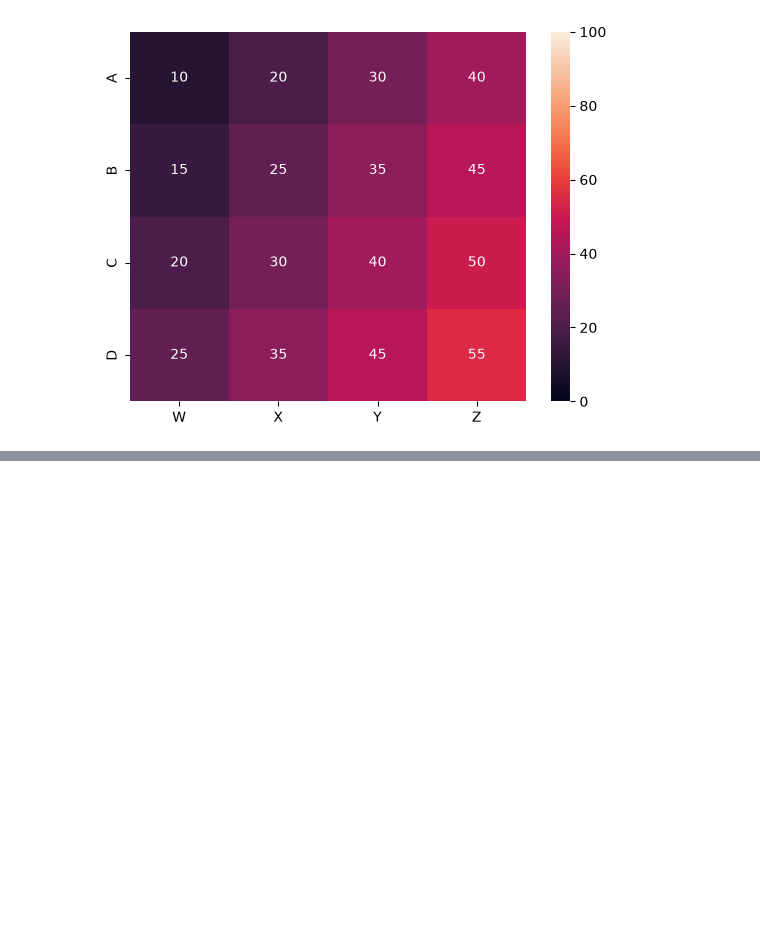
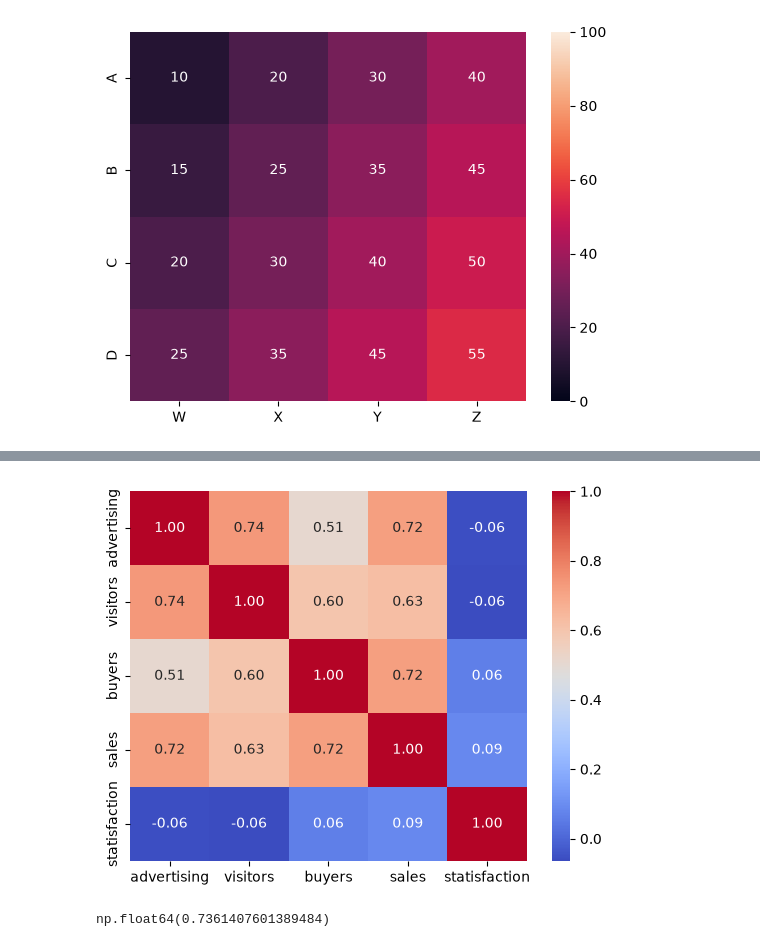
Before and after one commit to eddie1031/2026_SKP_005, a Jupyter notebook: seaborn_exp/multivariable_data/multivariable_data_visualization.ipynb, the cells around one changed output, grey strips where cells are left out. Cells and saved outputs as stored; diff of their text form; code cells hidden in the pictures; blank space fills up the shorter version.

```diff
--- a/seaborn_exp/multivariable_data/multivariable_data_visualization.ipynb
+++ b/seaborn_exp/multivariable_data/multivariable_data_visualization.ipynb
@@ -107,0 +163,12 @@ plt.show()
+# %%
+numeric_df = customer_df[
+    [
+        'advertising',
+        'visitors',
+        'buyers',
+        'sales',
+        'statisfaction',
+    ]
+]
+
+numeric_df.head()
@@ -107,0 +182,5 @@ plt.show()
+# %%
+# 상관계수(Correlation)
+corr_matrix = numeric_df.corr()
+
+corr_matrix
@@ -107,0 +194,15 @@ plt.show()
+# %%
+sns.heatmap(
+    data=corr_matrix,
+    annot=True,
+    fmt='.2f',
+    cmap='coolwarm'
+)
+
+plt.show()
+# %% [output]
+[figure, added]
+# %%
+corr_matrix.loc['advertising', 'visitors']
+# %% [output]
+np.float64(0.7361407601389484)
```
Also changed, not shown: parts of 10 cells of this notebook.
